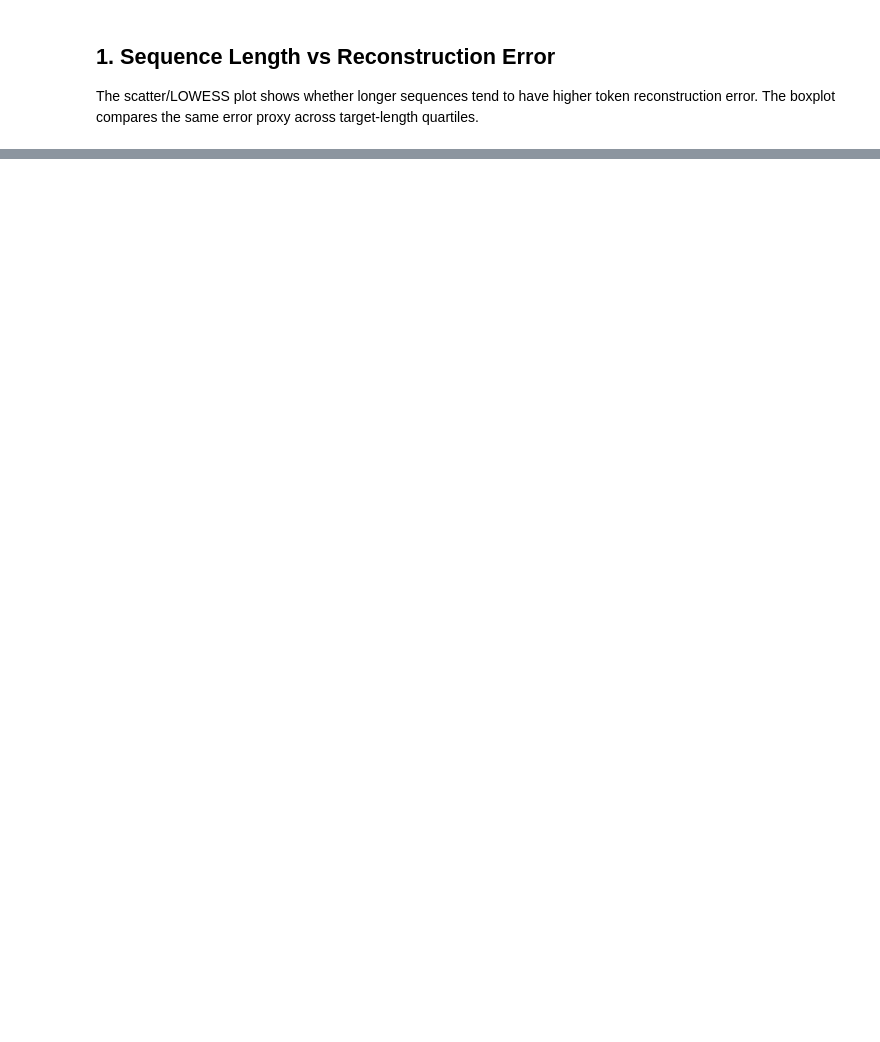
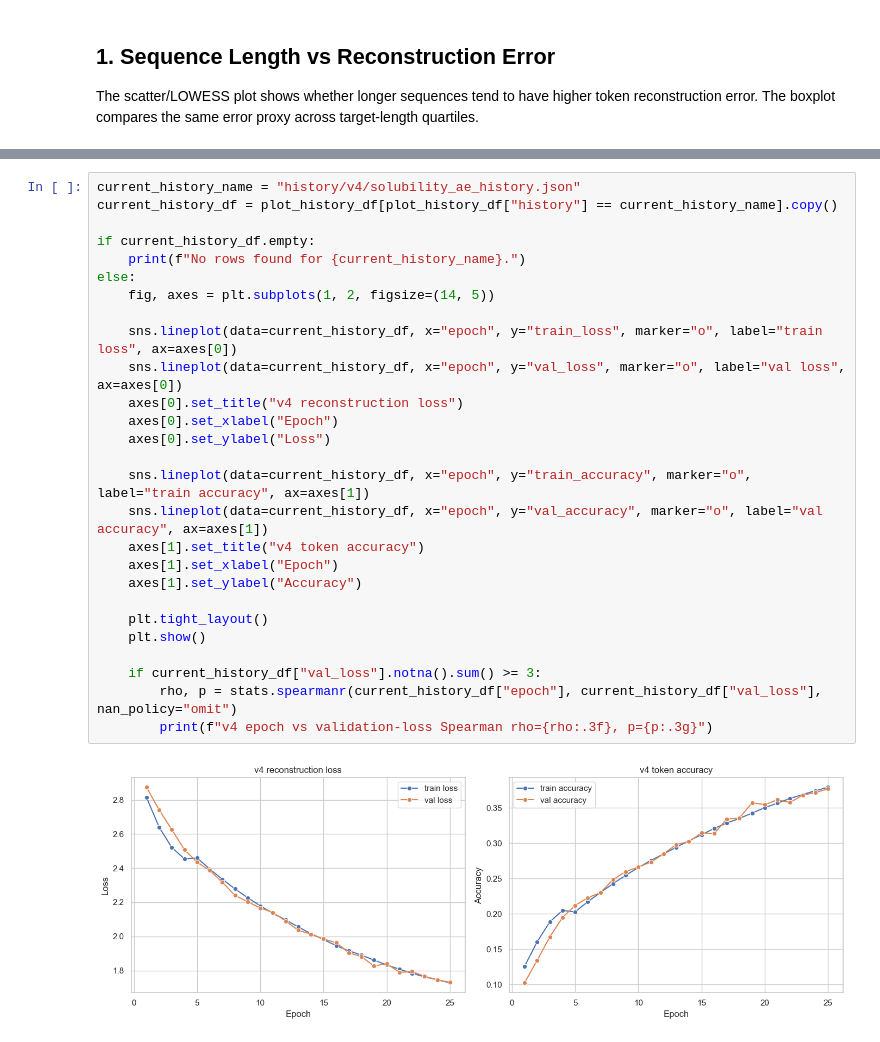
Before and after one commit to Jschechter18/protein-sequence-augmentation, a Jupyter notebook: Code/notebooks/checkpoint_analysis.ipynb, the cells around one changed output, grey strips where cells are left out. Drawn from its saved outputs; the diff is of its cells as text; blank space fills up the shorter version.

```diff
--- a/Code/notebooks/checkpoint_analysis.ipynb
+++ b/Code/notebooks/checkpoint_analysis.ipynb
@@ -360,0 +771,29 @@ Overall token error rate from aligned target positions: 0.815
+# %%
+current_history_name = "history/v4/solubility_ae_history.json"
+current_history_df = plot_history_df[plot_history_df["history"] == current_history_name].copy()
+
+if current_history_df.empty:
+    print(f"No rows found for {current_history_name}.")
+else:
+    fig, axes = plt.subplots(1, 2, figsize=(14, 5))
+
+    sns.lineplot(data=current_history_df, x="epoch", y="train_loss", marker="o", label="train loss", ax=axes[0])
+    sns.lineplot(data=current_history_df, x="epoch", y="val_loss", marker="o", label="val loss", ax=axes[0])
+    axes[0].set_title("v4 reconstruction loss")
+    axes[0].set_xlabel("Epoch")
+    axes[0].set_ylabel("Loss")
+
+    sns.lineplot(data=current_history_df, x="epoch", y="train_accuracy", marker="o", label="train accuracy", ax=axes[1])
+    sns.lineplot(data=current_history_df, x="epoch", y="val_accuracy", marker="o", label="val accuracy", ax=axes[1])
+    axes[1].set_title("v4 token accuracy")
+    axes[1].set_xlabel("Epoch")
+    axes[1].set_ylabel("Accuracy")
+
+    plt.tight_layout()
+    plt.show()
+
+    if current_history_df["val_loss"].notna().sum() >= 3:
+        rho, p = stats.spearmanr(current_history_df["epoch"], current_history_df["val_loss"], nan_policy="omit")
+        print(f"v4 epoch vs validation-loss Spearman rho={rho:.3f}, p={p:.3g}")
+# %% [output]
+[figure, added]
```
Also changed, not shown: parts of 27 cells of this notebook, 8 other files.
